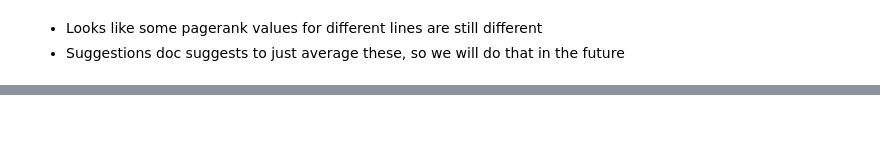
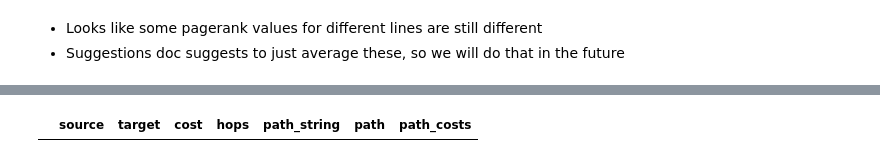
Before and after one commit to brendanfoo/agm-delivery, a Jupyter notebook: code/Making_Graph.ipynb, the cells around one changed output, grey strips where cells are left out. Cells and saved outputs as stored; diff of their text form; code cells hidden in the pictures; blank space fills up the shorter version.

```diff
--- a/code/Making_Graph.ipynb
+++ b/code/Making_Graph.ipynb
@@ -557,0 +826,13 @@ So our delivery hubs are: <br>
+# %%
+rollback_before_flag = True
+rollback_after_flag = True
+
+query = """
+select *
+from graph_algorithm_features_1
+order by source, target
+"""
+
+my_select_query_pandas(query, rollback_before_flag, rollback_after_flag)
+# %% [output]
+|  | source | target | cost | hops | path_string | path | path_costs |
```
Also changed, not shown: parts of 26 cells of this notebook.
